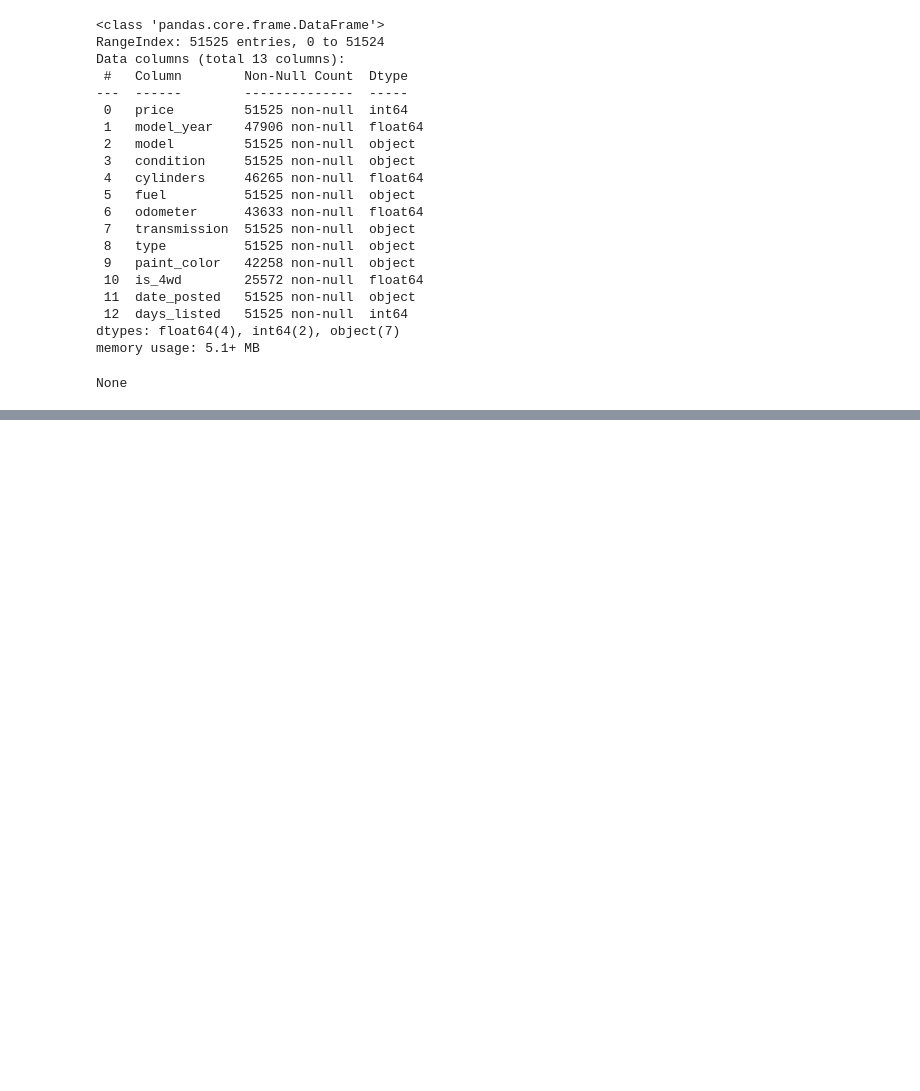
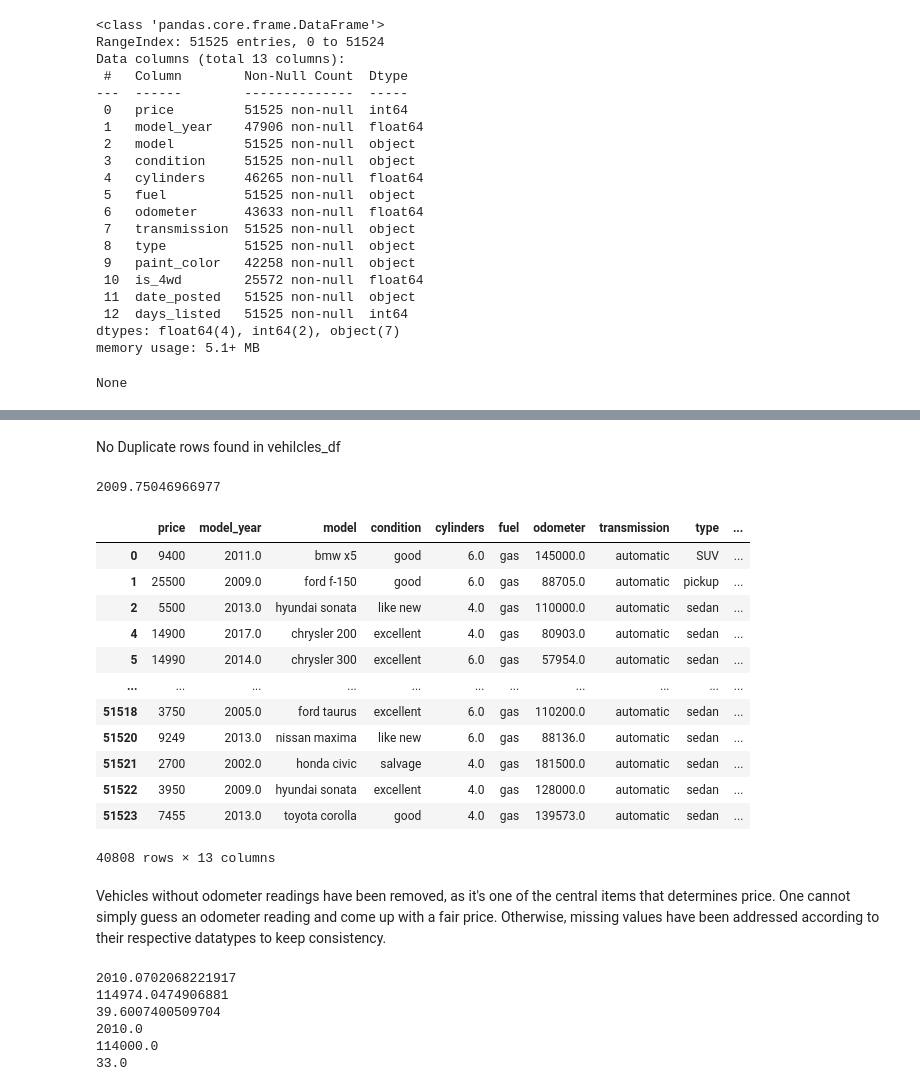
Before and after one commit to Ptown-1988/Sprint_4_Project, a Jupyter notebook: Jupyter Notebook Sprint4Project.ipynb, the cells around one changed output, grey strips where cells are left out. Cells and saved outputs as stored; diff of their text form; code cells hidden in the pictures; blank space fills up the shorter version.

```diff
--- a/Jupyter Notebook Sprint4Project.ipynb
+++ b/Jupyter Notebook Sprint4Project.ipynb
@@ -71,0 +61,70 @@ plt.show()
+# %% [markdown]
+No Duplicate rows found in vehilcles_df
+# %%
+year_mean = vehicles_df['model_year'].mean()
+print(year_mean)
+
+vehicles_df['model_year'] = vehicles_df['model_year'].fillna(2009)
+vehicles_df['is_4wd'] = vehicles_df['is_4wd'].fillna(0.0)
+vehicles_df['paint_color'] = vehicles_df['paint_color'].fillna('Not Available')
+vehicles_df_w_odometer = vehicles_df.dropna(subset=['odometer'])
+
+#Vehicles without an accurate odometer reading have been removed from the vehicle advertisment list
+
+Q1_year = vehicles_df_w_odometer['model_year'].quantile(0.25)
+Q3_year = vehicles_df_w_odometer['model_year'].quantile(0.75)
+IRQ_year = Q3_year - Q1_year
+
+Q1_price = vehicles_df_w_odometer['price'].quantile(0.25)
+Q3_price = vehicles_df_w_odometer['price'].quantile(0.75)
+IRQ_price = Q3_price - Q1_price
+
+Q1_miles = vehicles_df_w_odometer['odometer'].quantile(0.25)
+Q3_miles = vehicles_df_w_odometer['odometer'].quantile(0.75)
+IRQ_miles = Q3_miles - Q1_miles
+
+vehicles_df_w_odometer = vehicles_df_w_odometer[~((vehicles_df_w_odometer['model_year'] < (Q1_year - 1.5 * IRQ_year)) | (vehicles_df_w_odometer['model_year'] > (Q3_year + 1.5 * IRQ_year)))]
+vehicles_df_w_odometer = vehicles_df_w_odometer[~((vehicles_df_w_odometer['price'] < (Q1_price - 1.5 * IRQ_price)) | (vehicles_df_w_odometer['price'] > (Q3_price + 1.5 * IRQ_price)))]
+vehicles_df_w_odometer = vehicles_df_w_odometer[~((vehicles_df_w_odometer['odometer'] < (Q1_miles - 1.5 * IRQ_miles)) | (vehicles_df_w_odometer['odometer'] > (Q3_miles + 1.5 *IRQ_miles)))]
+
+display(vehicles_df_w_odometer)
+# %% [output]
+2009.75046966977
+|  | price | model_year | model | condition | cylinders | fuel | odometer | transmission | type | ... |
+| 0 | 9400 | 2011.0 | bmw x5 | good | 6.0 | gas | 145000.0 | automatic | SUV | ... |
+| 1 | 25500 | 2009.0 | ford f-150 | good | 6.0 | gas | 88705.0 | automatic | pickup | ... |
+| 2 | 5500 | 2013.0 | hyundai sonata | like new | 4.0 | gas | 110000.0 | automatic | sedan | ... |
+| 4 | 14900 | 2017.0 | chrysler 200 | excellent | 4.0 | gas | 80903.0 | automatic | sedan | ... |
+| 5 | 14990 | 2014.0 | chrysler 300 | excellent | 6.0 | gas | 57954.0 | automatic | sedan | ... |
+| ... | ... | ... | ... | ... | ... | ... | ... | ... | ... | ... |
+| 51518 | 3750 | 2005.0 | ford taurus | excellent | 6.0 | gas | 110200.0 | automatic | sedan | ... |
+| 51520 | 9249 | 2013.0 | nissan maxima | like new | 6.0 | gas | 88136.0 | automatic | sedan | ... |
+| 51521 | 2700 | 2002.0 | honda civic | salvage | 4.0 | gas | 181500.0 | automatic | sedan | ... |
+| 51522 | 3950 | 2009.0 | hyundai sonata | excellent | 4.0 | gas | 128000.0 | automatic | sedan | ... |
+| 51523 | 7455 | 2013.0 | toyota corolla | good | 4.0 | gas | 139573.0 | automatic | sedan | ... |
+40808 rows × 13 columns
+# %% [markdown]
+Vehicles without odometer readings have been removed, as it's one of the central items that determines price. One cannot simply guess an odometer reading and come up with a fair price.
+Otherwise, missing values have been addressed according to their respective datatypes to keep consistency.
+# %%
+year_average = vehicles_df_w_odometer['model_year'].mean()
+odometer_average = vehicles_df_w_odometer['odometer'].mean()
+days_listed_average = vehicles_df_w_odometer['days_listed'].mean()
+year_median = vehicles_df_w_odometer['model_year'].median()
+odometer_median = vehicles_df_w_odometer['odometer'].median()
+days_listed_median = vehicles_df_w_odometer['days_listed'].median()
+
+print(year_average)
+print(odometer_average)
+print(days_listed_average)
+
+print(year_median)
+print(odometer_median)
+print(days_listed_median)
+# %% [output]
+2010.0702068221917
+114974.0474906881
+39.6007400509704
+2010.0
+114000.0
+33.0
```
Also changed, not shown: parts of 8 cells of this notebook.
